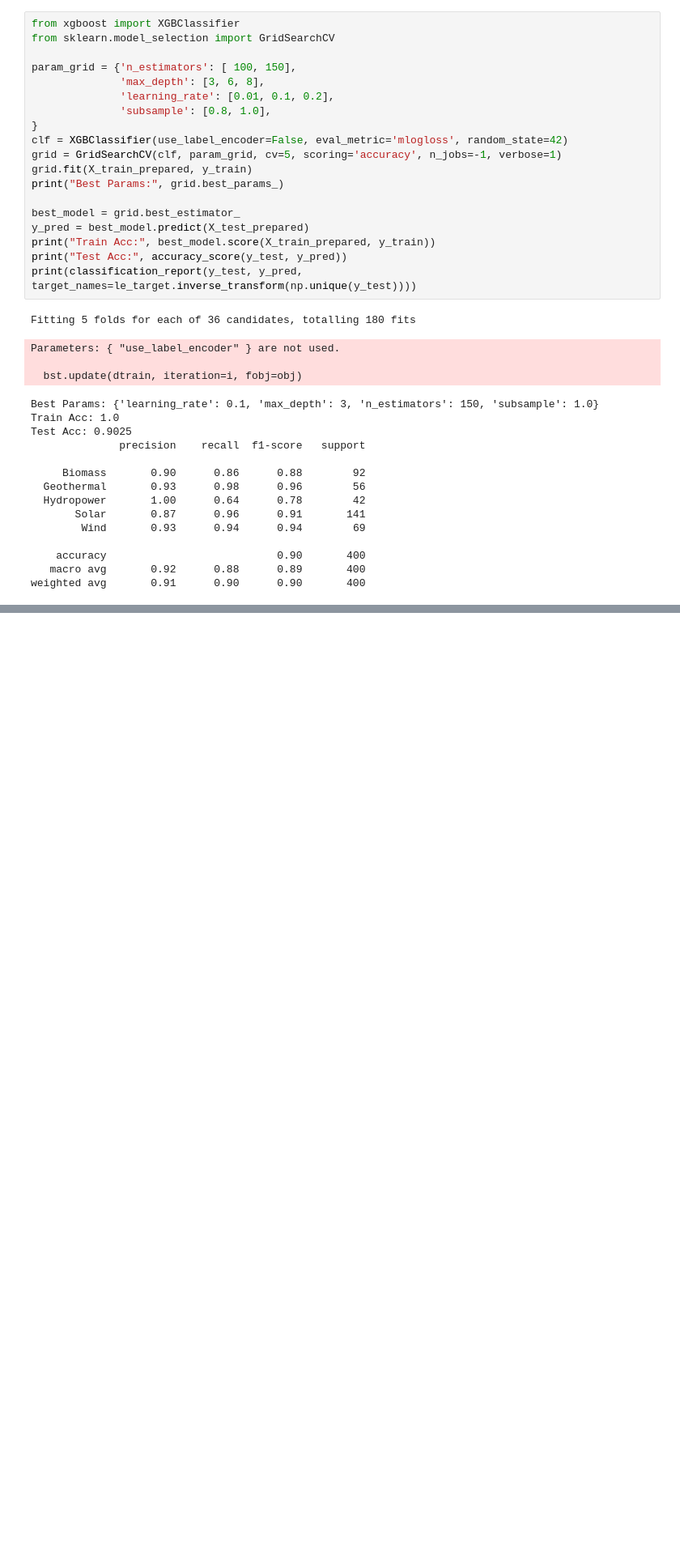
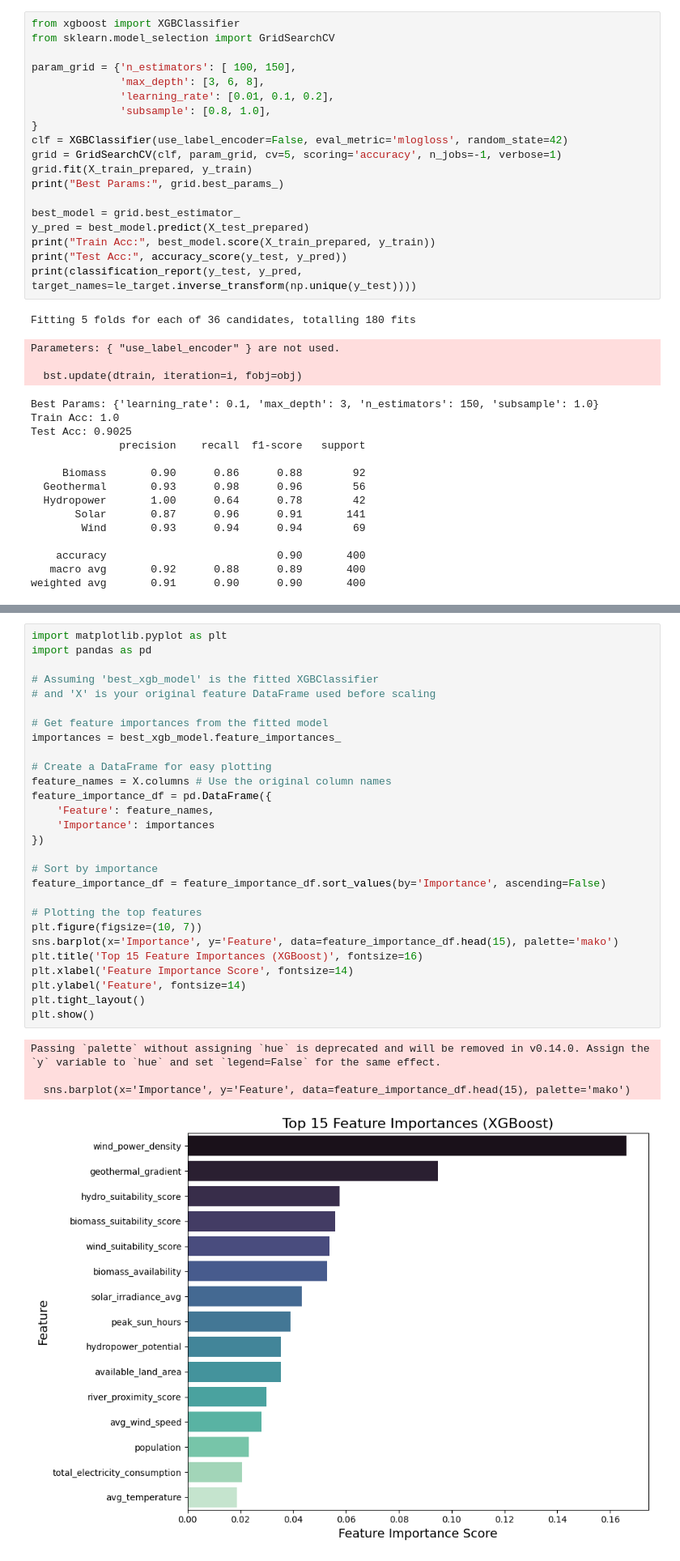
Before and after one commit to aayushi2812/Optimal-Renewable-Energy-Prediction, a Jupyter notebook: notebooks/Final_ML_models.ipynb, the cells around one changed output, grey strips where cells are left out. Shown at 81% size. Cells and saved outputs as stored; diff of their text form; blank space fills up the shorter version.

```diff
--- a/notebooks/Final_ML_models.ipynb
+++ b/notebooks/Final_ML_models.ipynb
@@ -547,0 +629,33 @@ weighted avg       0.91      0.90      0.90       400
+# %%
+import matplotlib.pyplot as plt
+import pandas as pd
+
+# Assuming 'best_xgb_model' is the fitted XGBClassifier
+# and 'X' is your original feature DataFrame used before scaling
+
+# Get feature importances from the fitted model
+importances = best_xgb_model.feature_importances_
+
+# Create a DataFrame for easy plotting
+feature_names = X.columns # Use the original column names
+feature_importance_df = pd.DataFrame({
+    'Feature': feature_names,
+    'Importance': importances
+})
+
+# Sort by importance
+feature_importance_df = feature_importance_df.sort_values(by='Importance', ascending=False)
+
+# Plotting the top features
+plt.figure(figsize=(10, 7))
+sns.barplot(x='Importance', y='Feature', data=feature_importance_df.head(15), palette='mako')
+plt.title('Top 15 Feature Importances (XGBoost)', fontsize=16)
+plt.xlabel('Feature Importance Score', fontsize=14)
+plt.ylabel('Feature', fontsize=14)
+plt.tight_layout()
+plt.show()
+# %% [output]
+Passing `palette` without assigning `hue` is deprecated and will be removed in v0.14.0. Assign the `y` variable to `hue` and set `legend=False` for the same effect.
+
+  sns.barplot(x='Importance', y='Feature', data=feature_importance_df.head(15), palette='mako')
+[figure, added]
```
Also changed, not shown: parts of 3 cells of this notebook.
